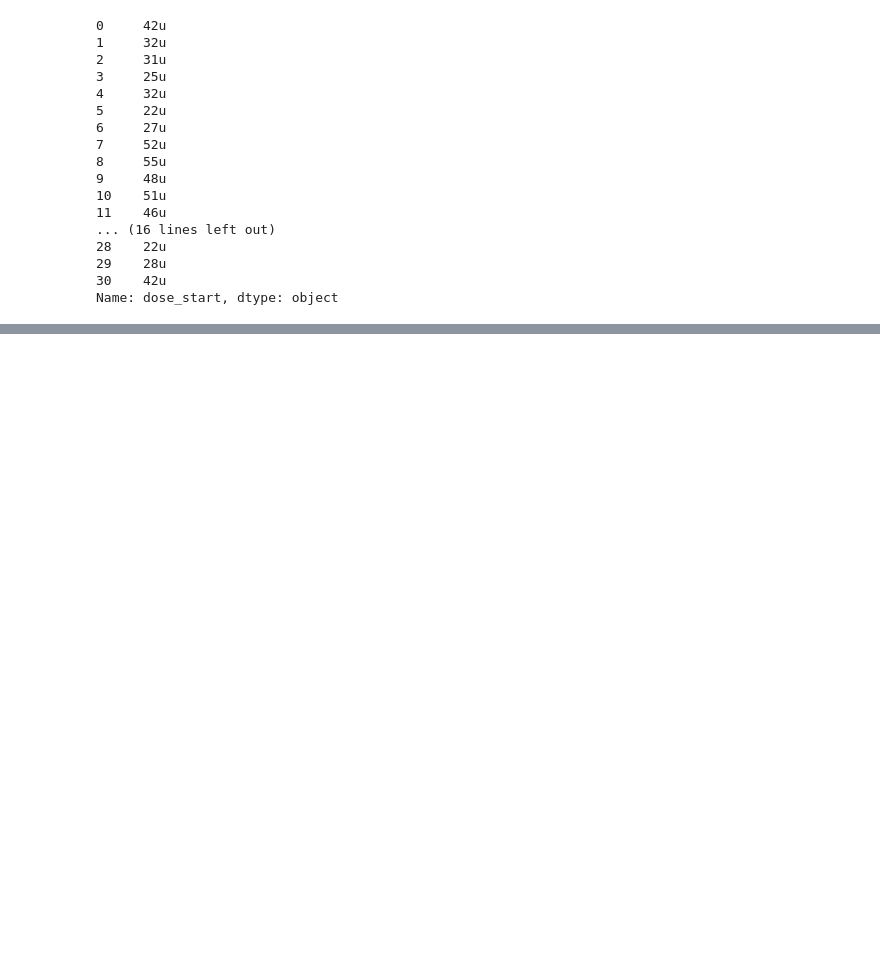
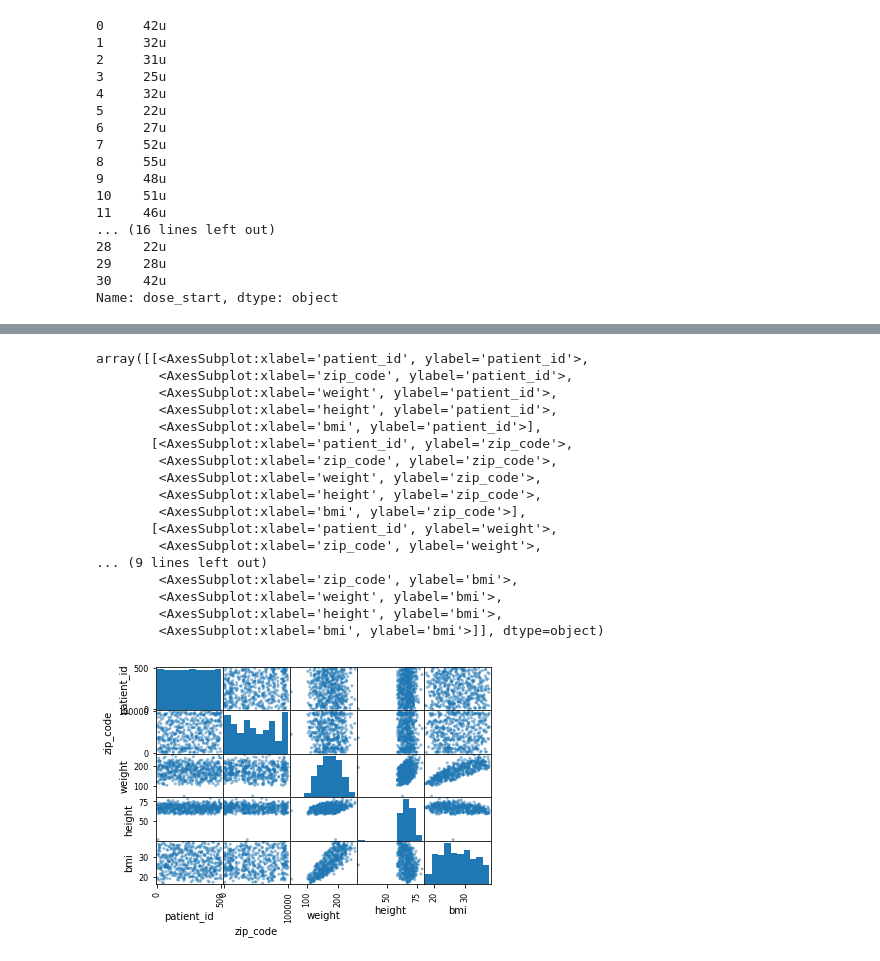
Before and after one commit to jacyee/insulin-drug-analysis, a Jupyter notebook: insulin_drug.ipynb, the cells around one changed output, grey strips where cells are left out. Cells and saved outputs as stored; diff of their text form; code cells hidden in the pictures; blank space fills up the shorter version.

```diff
--- a/insulin_drug.ipynb
+++ b/insulin_drug.ipynb
@@ -944,0 +988,22 @@ import statsmodels.api as sm
+# %%
+# scatter plot - hist for each variable
+pd.plotting.scatter_matrix(patients)
+# %% [output]
+array([[<AxesSubplot:xlabel='patient_id', ylabel='patient_id'>,
+        <AxesSubplot:xlabel='zip_code', ylabel='patient_id'>,
+        <AxesSubplot:xlabel='weight', ylabel='patient_id'>,
+        <AxesSubplot:xlabel='height', ylabel='patient_id'>,
+        <AxesSubplot:xlabel='bmi', ylabel='patient_id'>],
+       [<AxesSubplot:xlabel='patient_id', ylabel='zip_code'>,
+        <AxesSubplot:xlabel='zip_code', ylabel='zip_code'>,
+        <AxesSubplot:xlabel='weight', ylabel='zip_code'>,
+        <AxesSubplot:xlabel='height', ylabel='zip_code'>,
+        <AxesSubplot:xlabel='bmi', ylabel='zip_code'>],
+       [<AxesSubplot:xlabel='patient_id', ylabel='weight'>,
+        <AxesSubplot:xlabel='zip_code', ylabel='weight'>,
+... (9 lines left out)
+        <AxesSubplot:xlabel='zip_code', ylabel='bmi'>,
+        <AxesSubplot:xlabel='weight', ylabel='bmi'>,
+        <AxesSubplot:xlabel='height', ylabel='bmi'>,
+        <AxesSubplot:xlabel='bmi', ylabel='bmi'>]], dtype=object)
+[figure, added]
```
Also changed, not shown: parts of 16 cells of this notebook.
